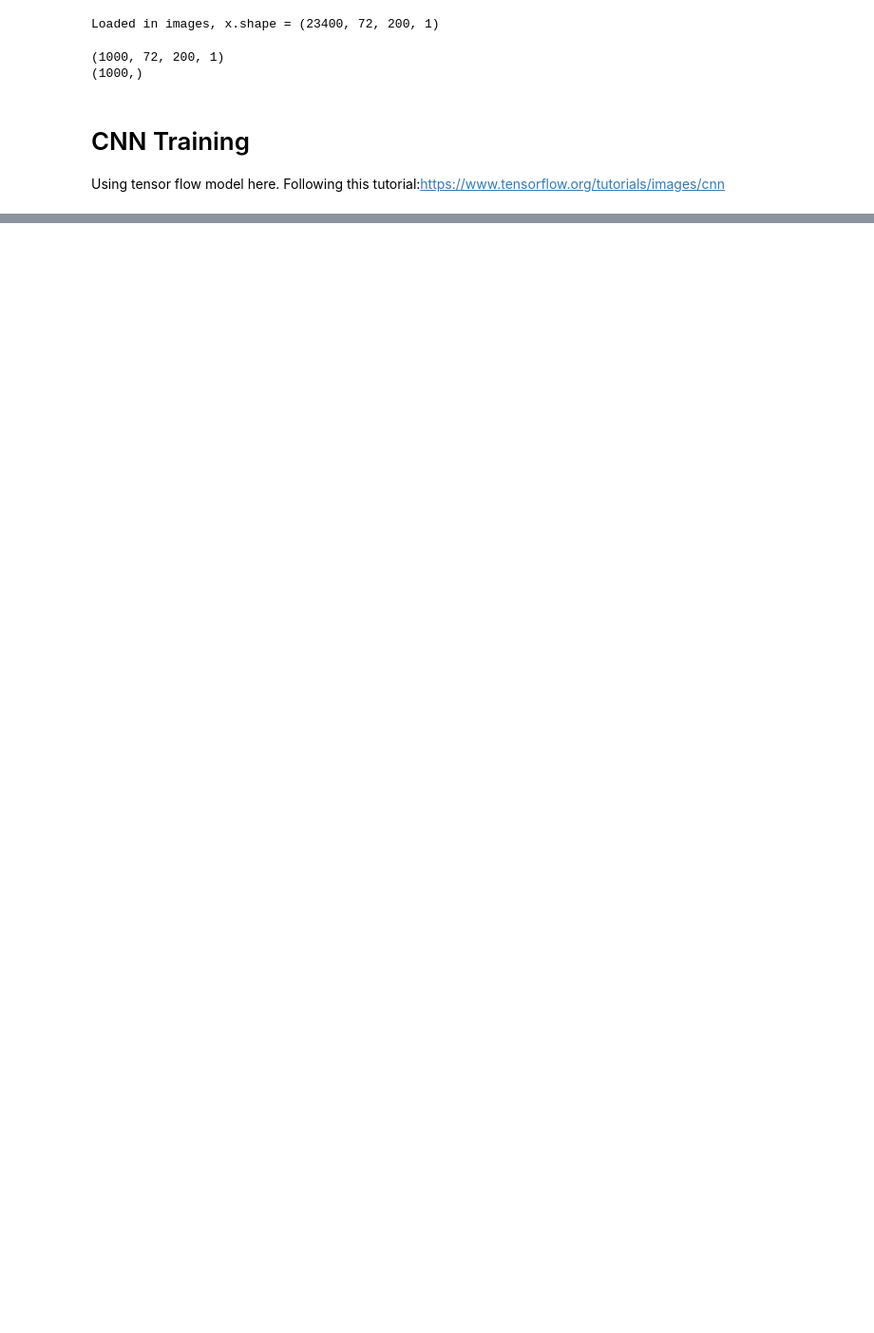
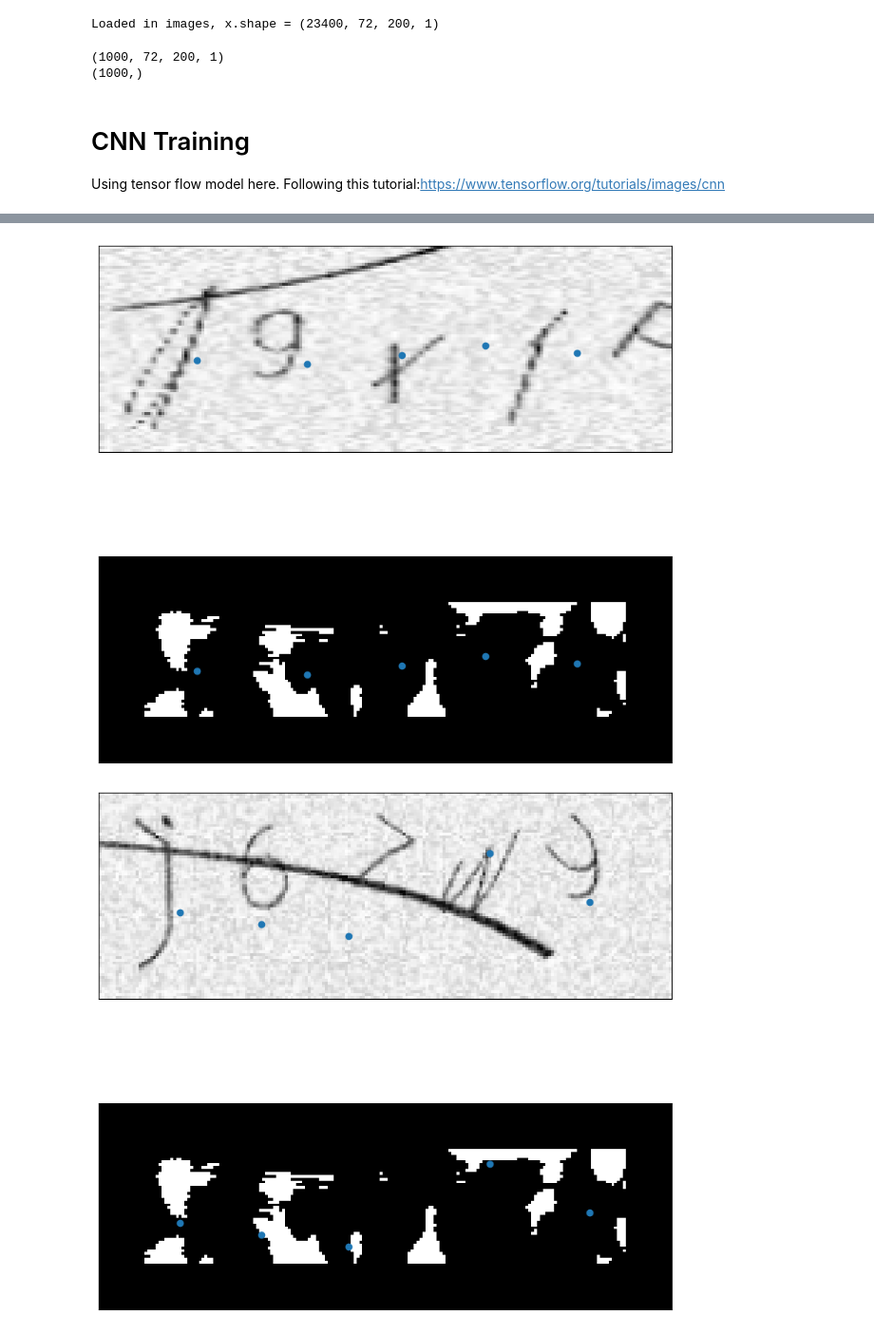
Before and after one commit to Oreo-Monster/CAPTCHA-breaker, a Jupyter notebook: SegmentationNet.ipynb, the cells around one changed output, grey strips where cells are left out. Shown: that part at 95% size. Drawn from its saved outputs; the diff is of its cells as text; code cells hidden in the pictures; blank space fills up the shorter version.

Commit message:
Implemented kmean clustering

```diff
--- a/SegmentationNet.ipynb
+++ b/SegmentationNet.ipynb
@@ -179,0 +178,17 @@ for i in range(5):
+# %%
+#Processing lots of heat maps and saving for k-means development
+from tqdm import tqdm
+k_data = []
+
+N = 200
+for i in tqdm (range(N), desc="Generating K Means Data"):
+
+    test_img = x_multi[i, :, :, :]
+    output = segnet.predict(test_img, verbose=False)
+
+    #Threshold, what would be sent to K-Means clustering
+    output = np.squeeze(np.where(output > 0.5, 1, 0))
+
+    idx_row, idx_col = np.nonzero(output)
+
+    k_data.append(list(zip(idx_row,idx_col)))
@@ -179,0 +205,25 @@ for i in range(5):
+# %%
+K = 5 #Number of chars in image
+
+#Creating k-means object
+kmeans = MiniBatchKMeans(n_clusters = K, n_init=10)
+
+for i in range(5):
+    idx = np.random.randint(len(k_data))
+    kmeans.fit(k_data[idx])
+    centroids = kmeans.cluster_centers_
+
+    fig, axs = plt.subplots(2,1)
+    fig.set_size_inches(10,10)
+
+    data = [x_multi[idx,:,:,:], output_threshold]
+
+    for i, ax in enumerate(axs):
+        ax.imshow(data[i], cmap="Greys_r")
+        ax.set_xticks([])
+        ax.set_yticks([])
+
+        ax.scatter(centroids[:,1], centroids[:,0])
+# %% [output]
+[figure, added]
+[figure, added]
```
Also changed, not shown: parts of 7 cells of this notebook, 1 other file.
